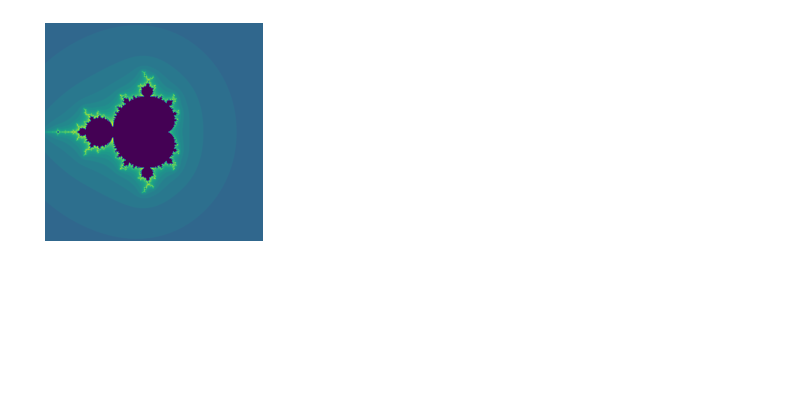
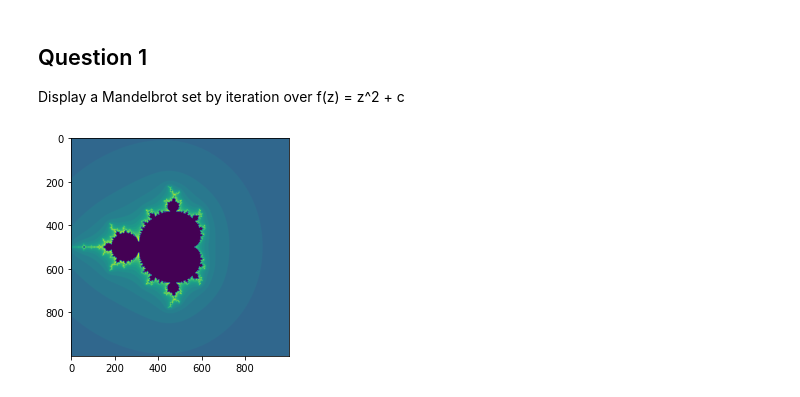
Before and after one commit to louisbranch/cta200_2022, a Jupyter notebook: assignment_3/assignment.ipynb, the cells around one changed output. Saved outputs shown, nothing was run; the diff lists cells and outputs as text; code cells hidden in the pictures; blank space fills up the shorter version.

```diff
--- a/assignment_3/assignment.ipynb
+++ b/assignment_3/assignment.ipynb
@@ -1,13 +5,12 @@
+# %% [markdown]
+## Question 1
+
+Display a Mandelbrot set by iteration over f(z) = z^2 + c
 # %%
-from assignment_3 import mandelbrot_set
-import matplotlib.pyplot as plt
-import numpy as np
-
 max_iter = 30
 
 data = mandelbrot_set(num_points=1000, max_iter=max_iter)
 plt.imshow(data, vmin=0, vmax=max_iter)
-plt.axis('off')
 plt.show()
 # %% [output]
-[figure, old version]
+[figure, new version]
```
Also changed, not shown: parts of 5 cells of this notebook, 1 other file.
